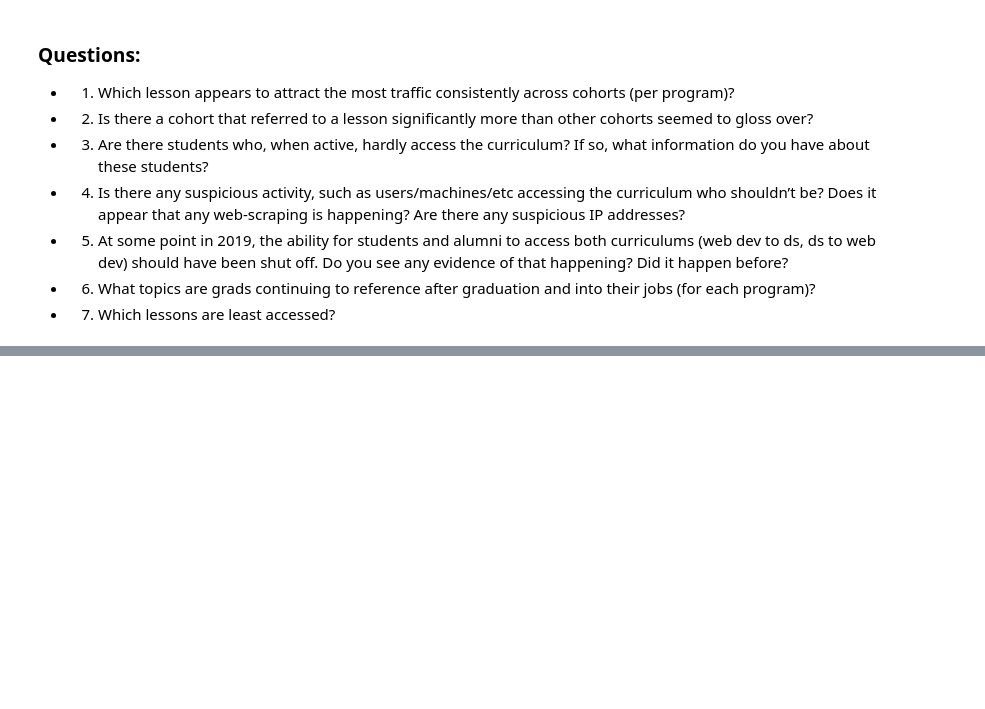
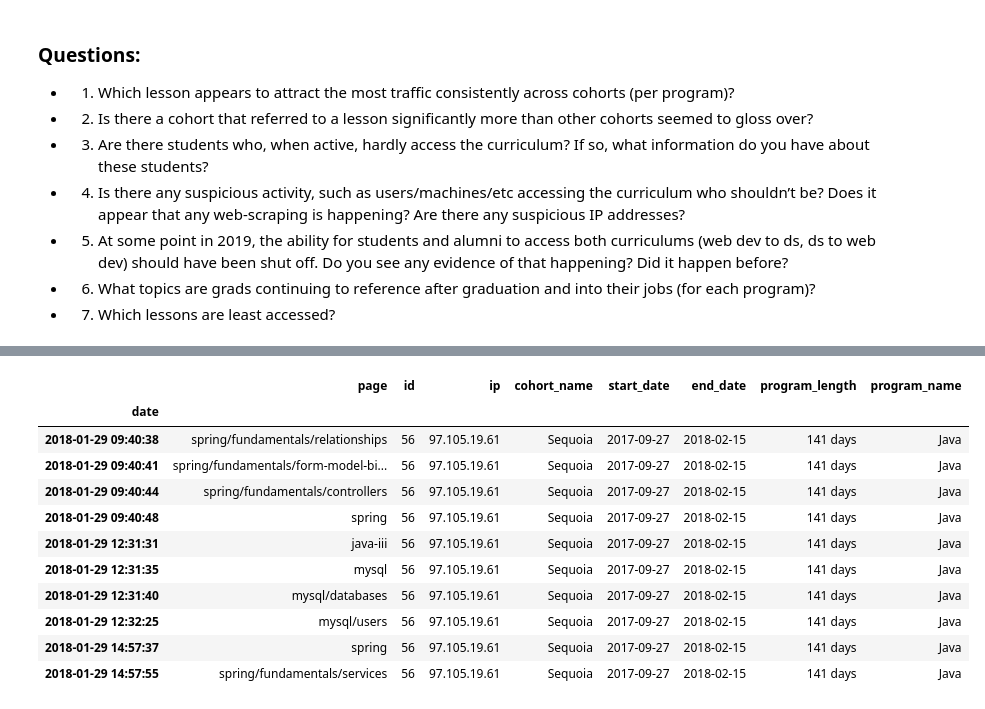
Before and after one commit to codeupdonuts/anomaly-project, a Jupyter notebook: final_project_notebook.ipynb, the cells around one changed output, grey strips where cells are left out. Saved outputs shown, nothing was run; the diff lists cells and outputs as text; code cells hidden in the pictures; blank space fills up the shorter version.

```diff
--- a/final_project_notebook.ipynb
+++ b/final_project_notebook.ipynb
@@ -19,3 +19,8 @@ from importlib import reload
 * 5. At some point in 2019, the ability for students and alumni to access both curriculums (web dev to ds, ds to web dev) should have been shut off. Do you see any evidence of that happening? Did it happen before?
 * 6. What topics are grads continuing to reference after graduation and into their jobs (for each program)?
 * 7. Which lessons are least accessed?
+# %%
+#Get the data
+reload(a)
+curriculum_df = a.wrangle_curriculum_access()
+curriculum_df.head()
@@ -21,0 +37,4 @@ from importlib import reload
+# %%
+#Taking all activity for students, not staff
+student_df = curriculum_df[curriculum_df.cohort_name != "Staff"]
+student_df.head()
@@ -21,0 +49,5 @@ from importlib import reload
+# %%
+#Taking all activity from students active in course(from start date to end date)
+active_df = student_df[(student_df.end_date >= student_df.index) & (student_df.start_date <= student_df.index)]
+active_df = active_df[active_df['page'] != '/']
+active_df.head()
@@ -21,0 +178,17 @@ from importlib import reload
+# %%
+#Looking at 56, majority of activity towards end of course
+user_56 = active_df[active_df.id == 56]
+user_56.head(10)
+# %% [output]
+|  | page | id | ip | cohort_name | start_date | end_date | program_length | program_name |
+| date |  |  |  |  |  |  |  |  |
+| 2018-01-29 09:40:38 | spring/fundamentals/relationships | 56 | 97.105.19.61 | Sequoia | 2017-09-27 | 2018-02-15 | 141 days | Java |
+| 2018-01-29 09:40:41 | spring/fundamentals/form-model-bi... | 56 | 97.105.19.61 | Sequoia | 2017-09-27 | 2018-02-15 | 141 days | Java |
+| 2018-01-29 09:40:44 | spring/fundamentals/controllers | 56 | 97.105.19.61 | Sequoia | 2017-09-27 | 2018-02-15 | 141 days | Java |
+| 2018-01-29 09:40:48 | spring | 56 | 97.105.19.61 | Sequoia | 2017-09-27 | 2018-02-15 | 141 days | Java |
+| 2018-01-29 12:31:31 | java-iii | 56 | 97.105.19.61 | Sequoia | 2017-09-27 | 2018-02-15 | 141 days | Java |
+| 2018-01-29 12:31:35 | mysql | 56 | 97.105.19.61 | Sequoia | 2017-09-27 | 2018-02-15 | 141 days | Java |
+| 2018-01-29 12:31:40 | mysql/databases | 56 | 97.105.19.61 | Sequoia | 2017-09-27 | 2018-02-15 | 141 days | Java |
+| 2018-01-29 12:32:25 | mysql/users | 56 | 97.105.19.61 | Sequoia | 2017-09-27 | 2018-02-15 | 141 days | Java |
+| 2018-01-29 14:57:37 | spring | 56 | 97.105.19.61 | Sequoia | 2017-09-27 | 2018-02-15 | 141 days | Java |
+| 2018-01-29 14:57:55 | spring/fundamentals/services | 56 | 97.105.19.61 | Sequoia | 2017-09-27 | 2018-02-15 | 141 days | Java |
```
Also changed, not shown: parts of 14 cells of this notebook.
